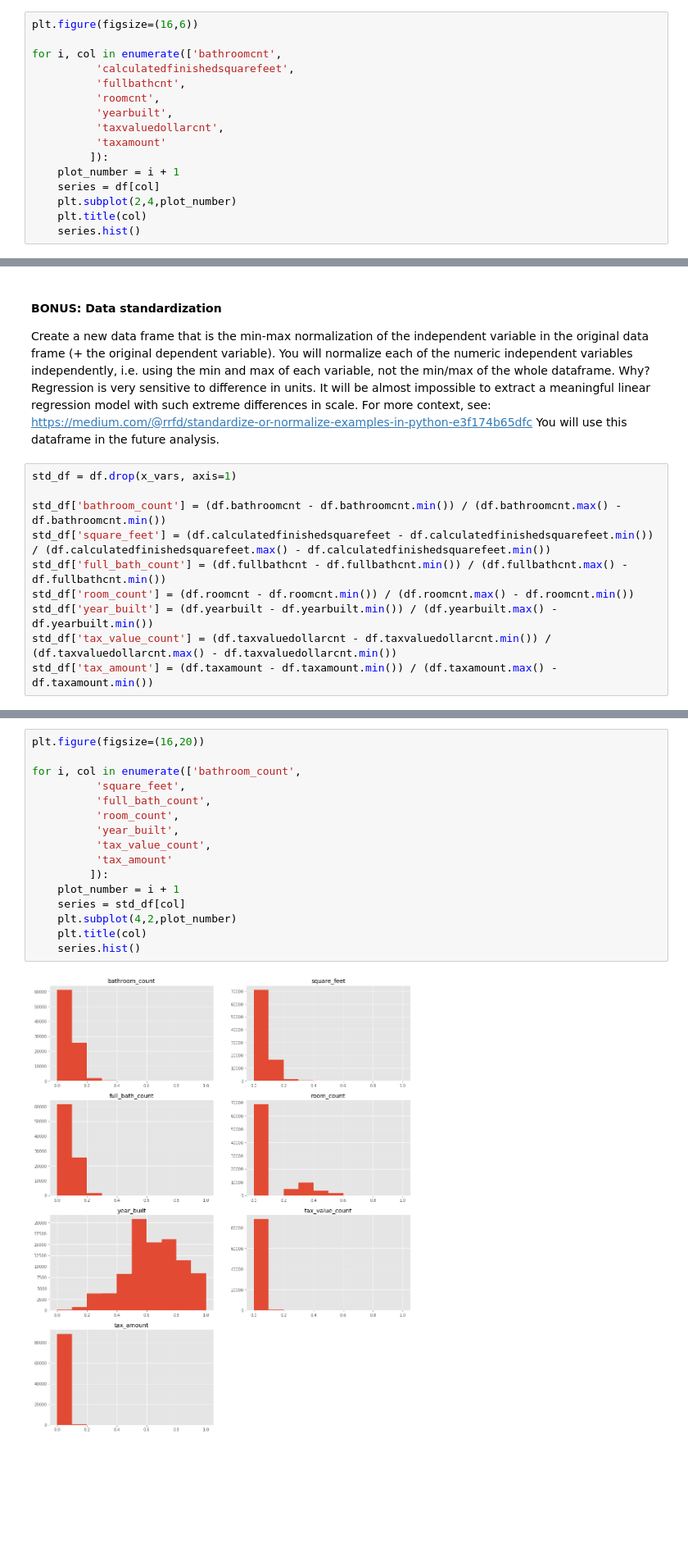
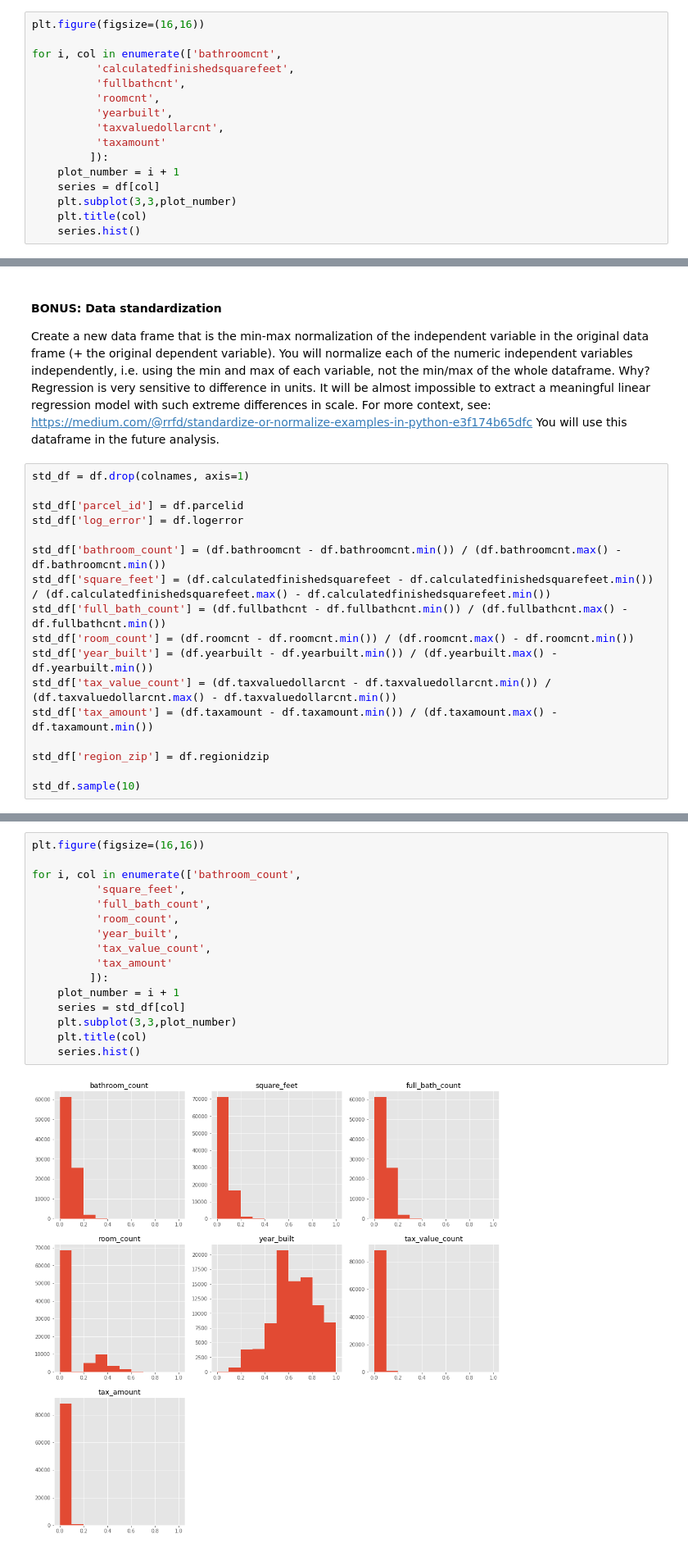
Before and after one commit to ecdedios/codeup-ds-projects, a Jupyter notebook: Regression_Proj_EdnalynCDeDios.ipynb, the cells around one changed output, grey strips where cells are left out. Shown: that part at 82% size. Cells and saved outputs as stored; diff of their text form; blank space fills up the shorter version.

```diff
--- a/Regression_Proj_EdnalynCDeDios.ipynb
+++ b/Regression_Proj_EdnalynCDeDios.ipynb
@@ -370,7 +381,7 @@ y_vars = 'logerror'
 - plot a histogram and box plot of each variable.
 - Why? To see the distribution, skewness, outliers, and unit scales. You will use this information in your decision of whether to normalize, standardize or neither.
 # %%
-plt.figure(figsize=(16,6))
+plt.figure(figsize=(16,16))
 
 for i, col in enumerate(['bathroomcnt',
           'calculatedfinishedsquarefeet',
@@ -382,7 +393,7 @@ for i, col in enumerate(['bathroomcnt',
          ]):
     plot_number = i + 1
     series = df[col]
-    plt.subplot(2,4,plot_number)
+    plt.subplot(3,3,plot_number)
     plt.title(col)
     series.hist()
 # %% [output]
@@ -392,7 +403,10 @@ for i, col in enumerate(['bathroomcnt',
 Create a new data frame that is the min-max normalization of the independent variable in the original data frame (+ the original dependent variable). You will normalize each of the numeric independent variables independently, i.e. using the min and max of each variable, not the min/max of the whole dataframe. Why? Regression is very sensitive to difference in units. It will be almost impossible to extract a meaningful linear regression model with such extreme differences in scale. For more context, see: https://medium.com/@rrfd/standardize-or-normalize-examples-in-python-e3f174b65dfc
 You will use this dataframe in the future analysis.
 # %%
-std_df = df.drop(x_vars, axis=1)
+std_df = df.drop(colnames, axis=1)
+
+std_df['parcel_id'] = df.parcelid
+std_df['log_error'] = df.logerror
 
 std_df['bathroom_count'] = (df.bathroomcnt - df.bathroomcnt.min()) / (df.bathroomcnt.max() - df.bathroomcnt.min())
 std_df['square_feet'] = (df.calculatedfinishedsquarefeet - df.calculatedfinishedsquarefeet.min()) / (df.calculatedfinishedsquarefeet.max() - df.calculatedfinishedsquarefeet.min())
@@ -401,3 +415,7 @@ std_df['room_count'] = (df.roomcnt - df.roomcnt.min()) / (df.roomcnt.max() - df.
 std_df['year_built'] = (df.yearbuilt - df.yearbuilt.min()) / (df.yearbuilt.max() - df.yearbuilt.min())
 std_df['tax_value_count'] = (df.taxvaluedollarcnt - df.taxvaluedollarcnt.min()) / (df.taxvaluedollarcnt.max() - df.taxvaluedollarcnt.min())
 std_df['tax_amount'] = (df.taxamount - df.taxamount.min()) / (df.taxamount.max() - df.taxamount.min())
+
+std_df['region_zip'] = df.regionidzip
+
+std_df.sample(10)
@@ -404,21 +434,21 @@ std_df['tax_amount'] = (df.taxamount - df.taxamount.min()) / (df.taxamount.max()
 # %%
-plt.figure(figsize=(16,20))
+plt.figure(figsize=(16,16))
 
 for i, col in enumerate(['bathroom_count',
           'square_feet',
           'full_bath_count',
           'room_count',
           'year_built',
           'tax_value_count',
           'tax_amount'
          ]):
     plot_number = i + 1
     series = std_df[col]
-    plt.subplot(4,2,plot_number)
+    plt.subplot(3,3,plot_number)
     plt.title(col)
     series.hist()
 # %% [output]
-[figure, old version]
+[figure, new version]
 # %% [markdown]
 ### Data Exploration
 
```
Also changed, not shown: parts of 25 cells of this notebook.
